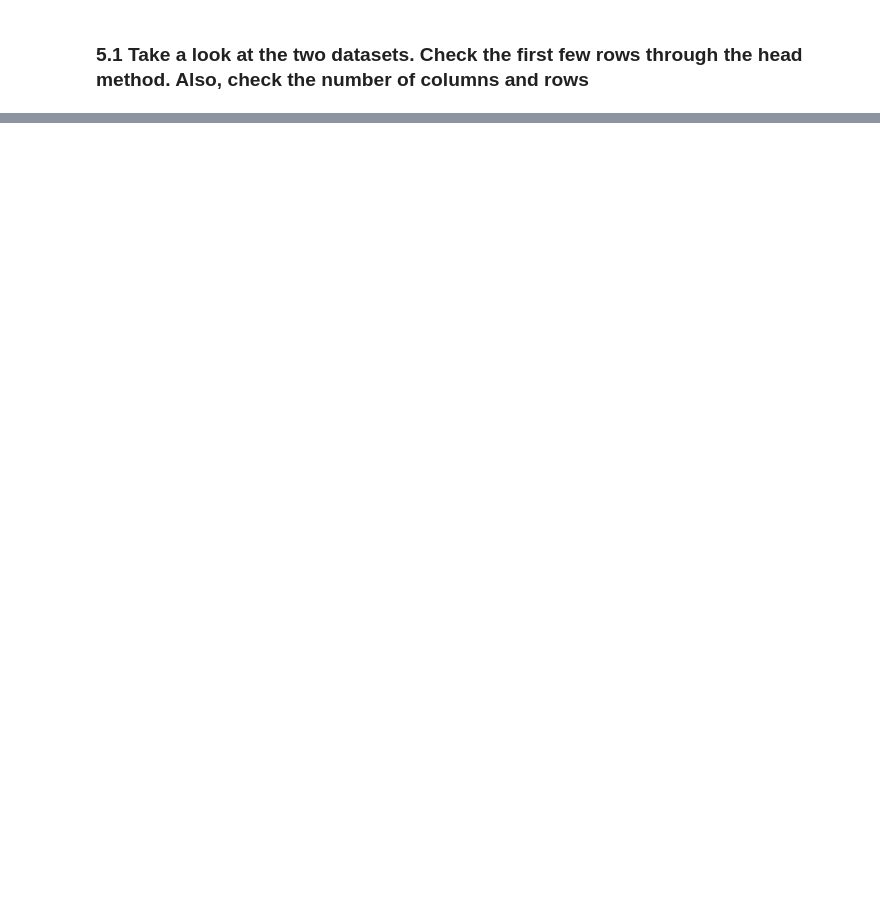
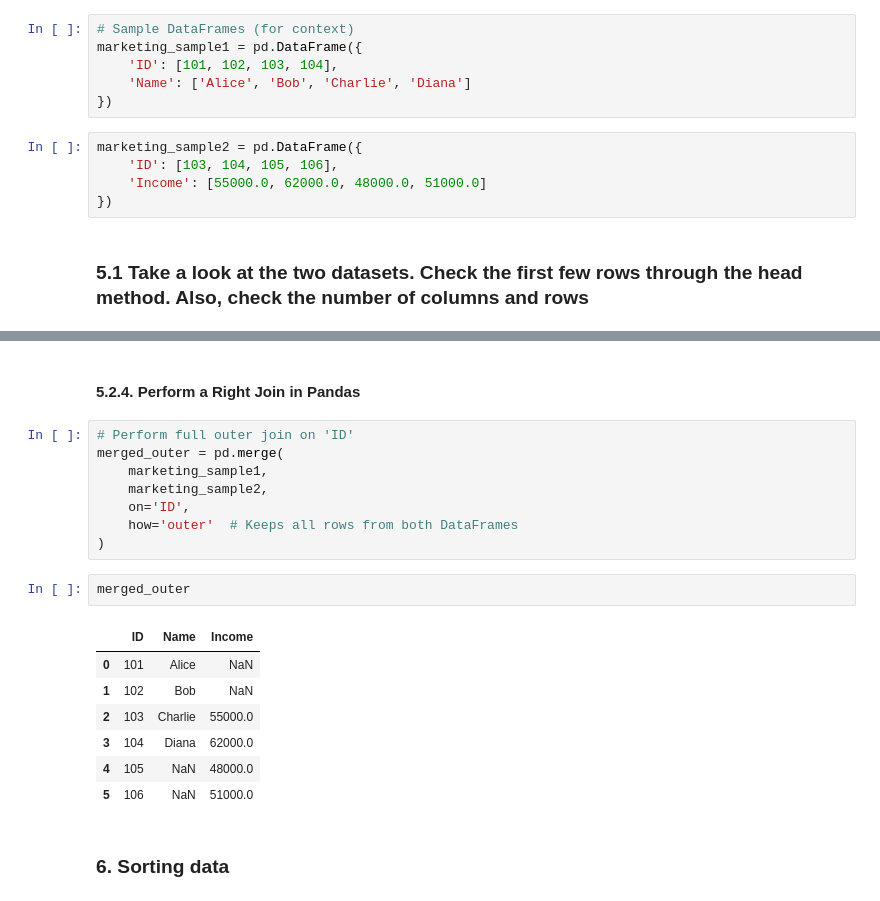
Before and after one commit to Mutiu123/The_EDA_with_Python, a Jupyter notebook: EDA_Book_Samples.ipynb, the cells around one changed output, grey strips where cells are left out. Drawn from its saved outputs; the diff is of its cells as text; blank space fills up the shorter version.

Commit message:
add improve tables join code

```diff
--- a/EDA_Book_Samples.ipynb
+++ b/EDA_Book_Samples.ipynb
@@ -553,2 +550,13 @@ marketing_sample2 = dataframes['marketing_campaign_merge2.csv']
+# %%
+# Sample DataFrames (for context)
+marketing_sample1 = pd.DataFrame({
+    'ID': [101, 102, 103, 104],
+    'Name': ['Alice', 'Bob', 'Charlie', 'Diana']
+})
+# %%
+marketing_sample2 = pd.DataFrame({
+    'ID': [103, 104, 105, 106],
+    'Income': [55000.0, 62000.0, 48000.0, 51000.0]
+})
 # %% [markdown]
 ### 5.1 Take a look at the two datasets. Check the first few rows through the head method. Also, check the number of columns and rows
@@ -554,0 +641,22 @@ marketing_sample2 = dataframes['marketing_campaign_merge2.csv']
+# %% [markdown]
+#### 5.2.4. Perform a Right Join in Pandas
+# %%
+# Perform full outer join on 'ID'
+merged_outer = pd.merge(
+    marketing_sample1,
+    marketing_sample2,
+    on='ID',
+    how='outer'  # Keeps all rows from both DataFrames
+)
+# %%
+merged_outer
+# %% [output]
+|  | ID | Name | Income |
+| 0 | 101 | Alice | NaN |
+| 1 | 102 | Bob | NaN |
+| 2 | 103 | Charlie | 55000.0 |
+| 3 | 104 | Diana | 62000.0 |
+| 4 | 105 | NaN | 48000.0 |
+| 5 | 106 | NaN | 51000.0 |
+# %% [markdown]
+### 6. Sorting data
```
Also changed, not shown: parts of 15 cells of this notebook.
